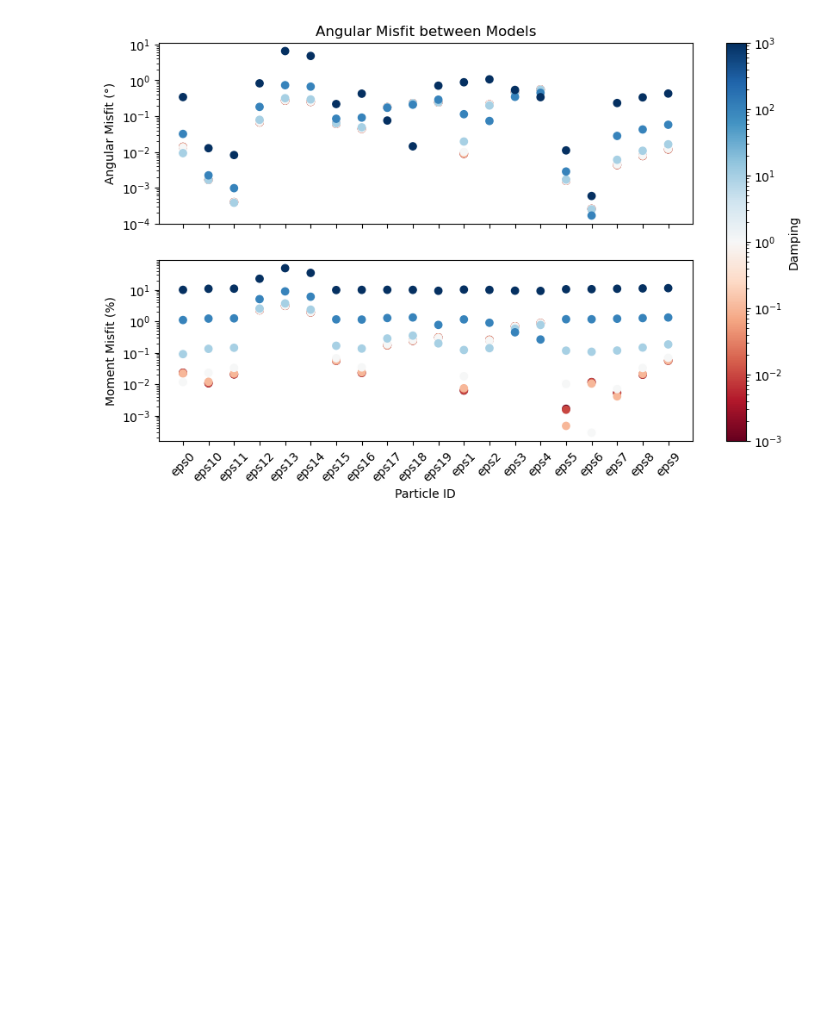
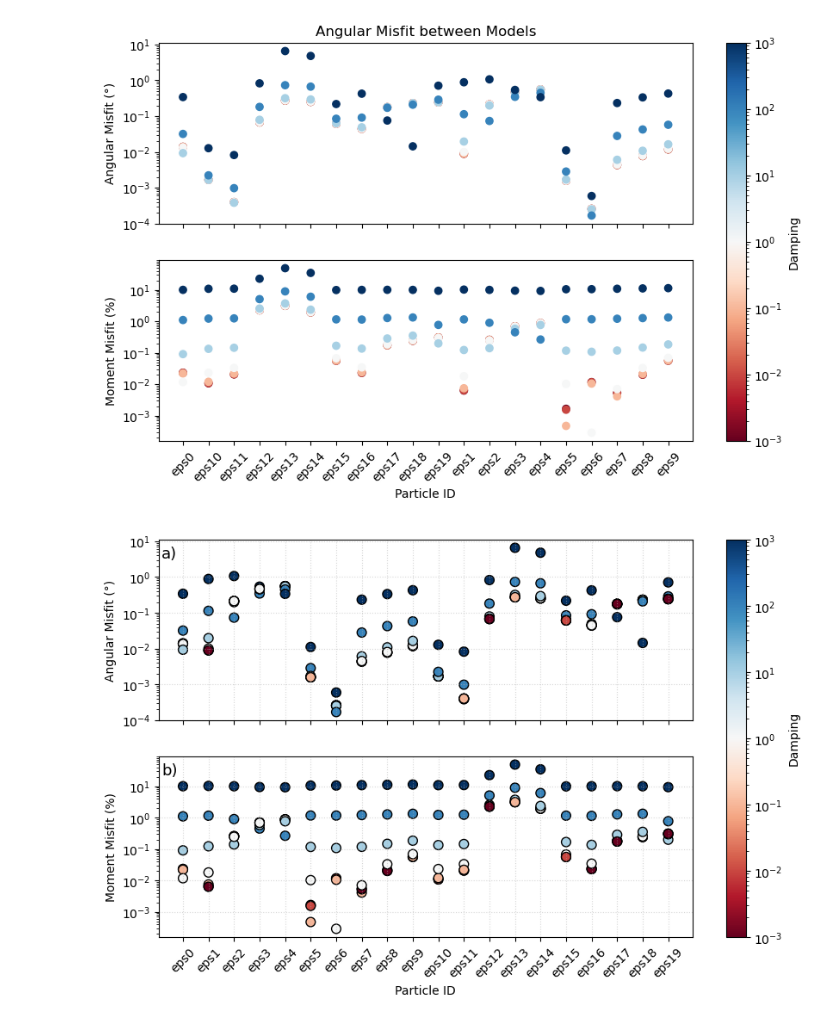
Before and after one commit to compgeolab/micromag-spherical-harmonic, a Jupyter notebook: code/Results_spherical_shells/Compare_sph_harm_fitting_with_micromag_model.ipynb, the cells around one changed output. Drawn from its saved outputs; the diff is of its cells as text; code cells hidden in the pictures; blank space fills up the shorter version.

Commit message:
Modify and add supplementary figures

```diff
--- a/code/Results_spherical_shells/Compare_sph_harm_fitting_with_micromag_model.ipynb
+++ b/code/Results_spherical_shells/Compare_sph_harm_fitting_with_micromag_model.ipynb
@@ -26,6 +26,7 @@ from micromag import MICROMETER_TO_METER, TESLA_TO_NANOTESLA
 dir_micromagnetic_moments = pathlib.Path("../../data/micromag_models/real_micromagnetic_moments")
 dir_spheric_shells = pathlib.Path("../..") / "data/micromag_models/spheric_shells"
 stl_dir = pathlib.Path("../..") / "data/micromag_models/STL_ellipsoids"
+figure_dir = pathlib.Path("../../paper/figures")
 # %%
 micromag_moments = pd.read_csv(dir_micromagnetic_moments/"dipole_moments.csv")
 micromag_moments.sort_values("name").reset_index(drop=True)
@@ -289,3 +290,46 @@ cbar.set_label("Damping")
 plt.show()
 # %% [output]
 [figure]
+# %%
+# Sort the DataFrame numerically from eps0 to eps19 for a clean X-axis ordering
+df_sorted = df_all.copy()
+df_sorted["eps_num"] = df_sorted["name"].str.extract(r'(\d+)').astype(int)
+df_sorted = df_sorted.sort_values("eps_num")
+
+# Define normalization based on damping values
+norm = LogNorm(vmin=df_sorted["damping"].min(), vmax=df_sorted["damping"].max())
+
+fig, axes = plt.subplots(2, 1, figsize=(10, 6), sharex=True)
+
+x = df_sorted["name"]
+c = df_sorted["damping"]
+
+# Angular misfit subplot
+sc1 = axes[0].scatter(x, df_sorted["angle_misfit"], c=c, s=60, edgecolor='k', cmap="RdBu", norm=norm)
+axes[0].set_ylabel("Angular Misfit (°)")
+# axes[0].set_title(" Misfit between Models")
+axes[0].set_yscale("log")
+axes[0].grid(True, linestyle=":", alpha=0.5)
+
+# Moment misfit subplot
+sc2 = axes[1].scatter(x, df_sorted["moment_misfit"], c=c, s=60, edgecolor='k', cmap="RdBu", norm=norm)
+axes[1].set_ylabel("Moment Misfit (%)")
+axes[1].set_xlabel("Particle ID")
+axes[1].set_yscale("log")
+axes[1].tick_params(axis='x', rotation=45)
+axes[1].grid(True, linestyle=":", alpha=0.5)
+
+# Shared colorbar for damping parameter
+cbar = fig.colorbar(sc2, ax=axes, orientation="vertical")
+cbar.set_label("Damping")
+
+# plt.tight_layout()
+for ax, letter in zip(axes.ravel(), "a b".split()):
+    ax.text(0.005, 0.9, f"{letter})", transform=ax.transAxes, fontsize=13)
+
+# Save the figure in the same figure directory requested earlier
+plt.savefig(figure_dir / "damping_sensitivity_analysis.png", dpi=300, bbox_inches="tight", transparent=True)
+
+plt.show()
+# %% [output]
+[figure, added]
```
Also changed, not shown: 5 other files.
